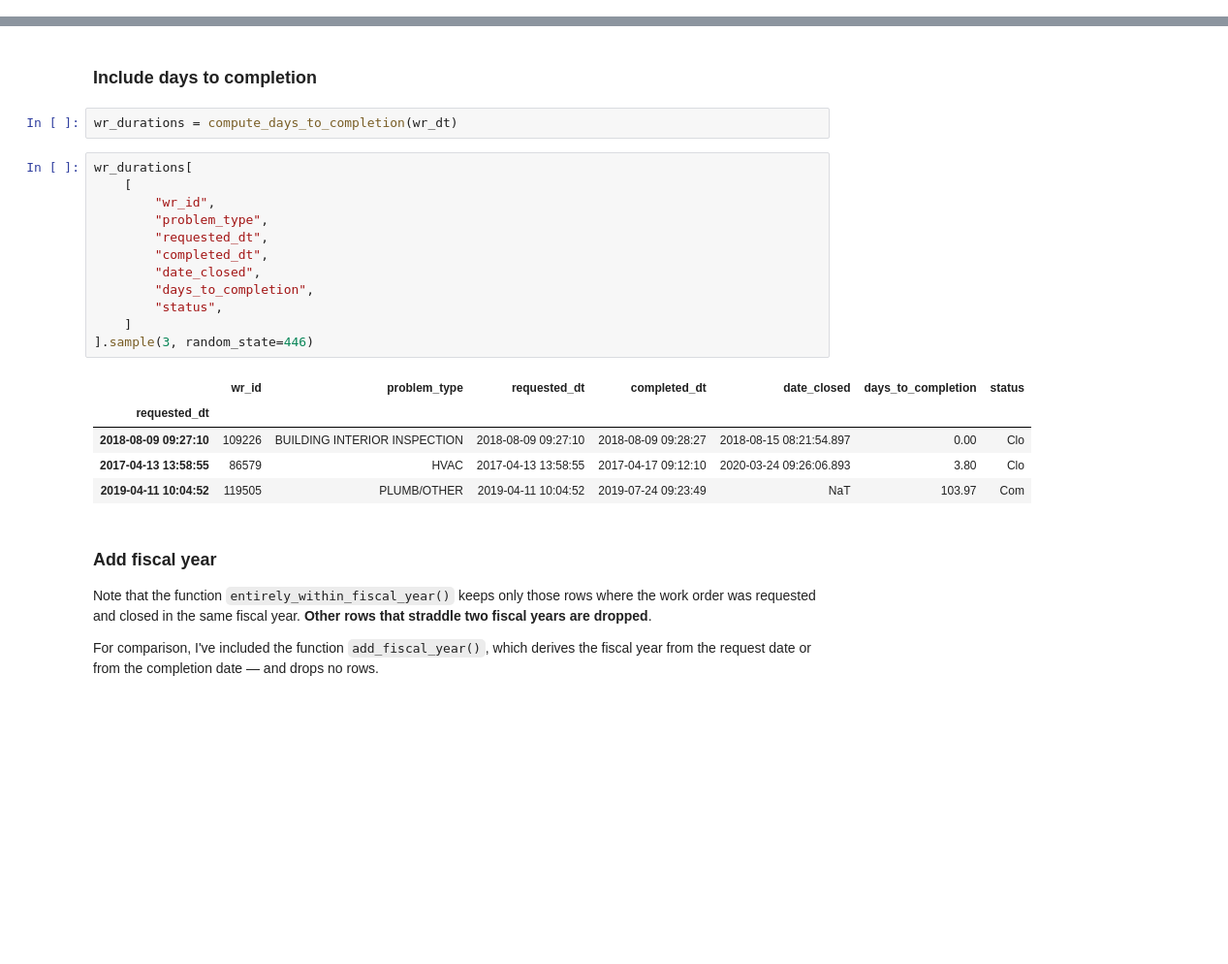
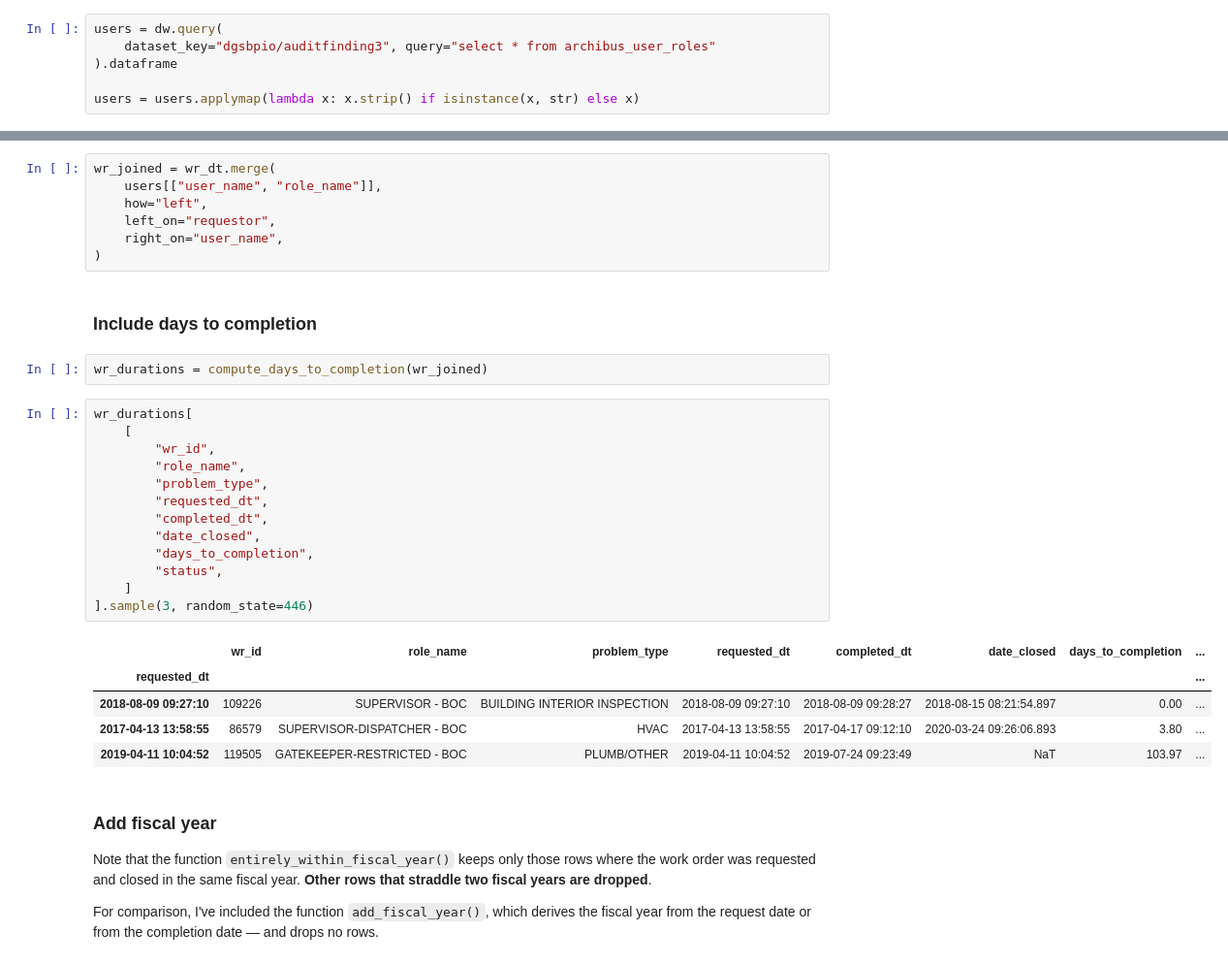
Before and after one commit to department-of-general-services/KPI_central, a Jupyter notebook: FMD_scorecard.ipynb, the cells around one changed output, grey strips where cells are left out. Shown at 97% size. Drawn from its saved outputs; the diff is of its cells as text; blank space fills up the shorter version.

```diff
--- a/FMD_scorecard.ipynb
+++ b/FMD_scorecard.ipynb
@@ -55,6 +59,12 @@ The work orders dataframe has 69,981 rows.
 | 15761 | 79304 | HVAC |
 | 1722 | 60757 | OVERHDDOOR |
 | 45524 | 110899 | ELEC/GENERAL |
+# %%
+users = dw.query(
+    dataset_key="dgsbpio/auditfinding3", query="select * from archibus_user_roles"
+).dataframe
+
+users = users.applymap(lambda x: x.strip() if isinstance(x, str) else x)
 # %% [markdown]
 ## Data cleaning
 # %% [markdown]
@@ -107,28 +106,36 @@ wr_dt[
 | 15936 | 79457 | HVAC | 2016-12-02 14:52:27 | 2016-12-07 10:33:22 | 2017-02-13 13:06:36.627 | Clo |
 # %% [markdown]
 ## Data preparation
+# %%
+wr_joined = wr_dt.merge(
+    users[["user_name", "role_name"]],
+    how="left",
+    left_on="requestor",
+    right_on="user_name",
+)
 # %% [markdown]
 ### Include days to completion
 # %%
-wr_durations = compute_days_to_completion(wr_dt)
+wr_durations = compute_days_to_completion(wr_joined)
 # %%
 wr_durations[
     [
         "wr_id",
+        "role_name",
         "problem_type",
         "requested_dt",
         "completed_dt",
         "date_closed",
         "days_to_completion",
         "status",
     ]
 ].sample(3, random_state=446)
 # %% [output]
-|  | wr_id | problem_type | requested_dt | completed_dt | date_closed | days_to_completion | status |
-| requested_dt |  |  |  |  |  |  |  |
-| 2018-08-09 09:27:10 | 109226 | BUILDING INTERIOR INSPECTION | 2018-08-09 09:27:10 | 2018-08-09 09:28:27 | 2018-08-15 08:21:54.897 | 0.00 | Clo |
-| 2017-04-13 13:58:55 | 86579 | HVAC | 2017-04-13 13:58:55 | 2017-04-17 09:12:10 | 2020-03-24 09:26:06.893 | 3.80 | Clo |
-| 2019-04-11 10:04:52 | 119505 | PLUMB/OTHER | 2019-04-11 10:04:52 | 2019-07-24 09:23:49 | NaT | 103.97 | Com |
+|  | wr_id | role_name | problem_type | requested_dt | completed_dt | date_closed | days_to_completion | ... |
+| requested_dt |  |  |  |  |  |  |  | ... |
+| 2018-08-09 09:27:10 | 109226 | SUPERVISOR - BOC | BUILDING INTERIOR INSPECTION | 2018-08-09 09:27:10 | 2018-08-09 09:28:27 | 2018-08-15 08:21:54.897 | 0.00 | ... |
+| 2017-04-13 13:58:55 | 86579 | SUPERVISOR-DISPATCHER - BOC | HVAC | 2017-04-13 13:58:55 | 2017-04-17 09:12:10 | 2020-03-24 09:26:06.893 | 3.80 | ... |
+| 2019-04-11 10:04:52 | 119505 | GATEKEEPER-RESTRICTED - BOC | PLUMB/OTHER | 2019-04-11 10:04:52 | 2019-07-24 09:23:49 | NaT | 103.97 | ... |
 # %% [markdown]
 ### Add fiscal year
 Note that the function `entirely_within_fiscal_year()` keeps only those rows where the work order was requested and closed in the same fiscal year. __Other rows that straddle two fiscal years are dropped__.
```
Also changed, not shown: parts of 18 cells of this notebook.
